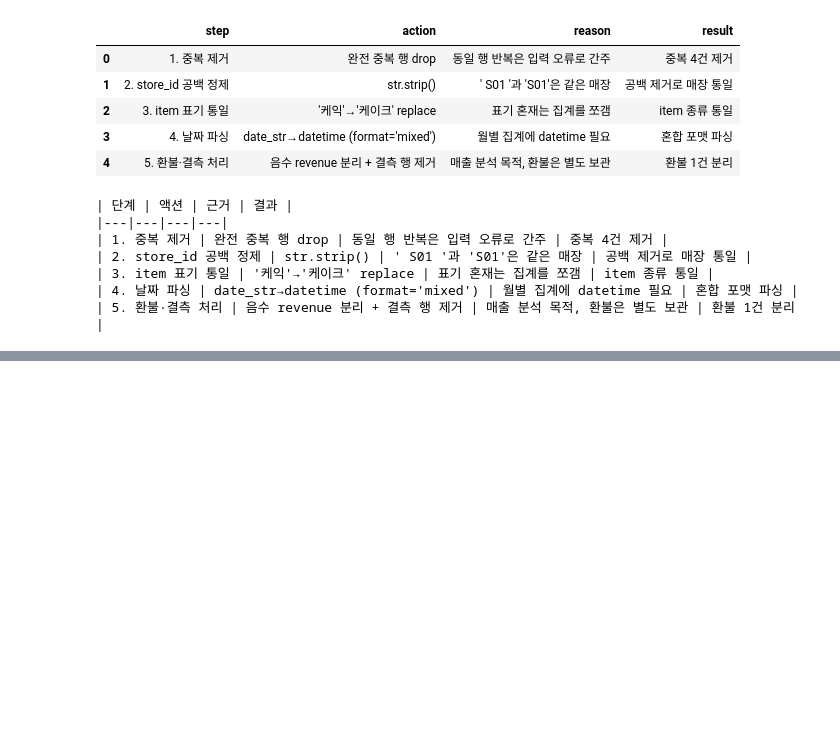
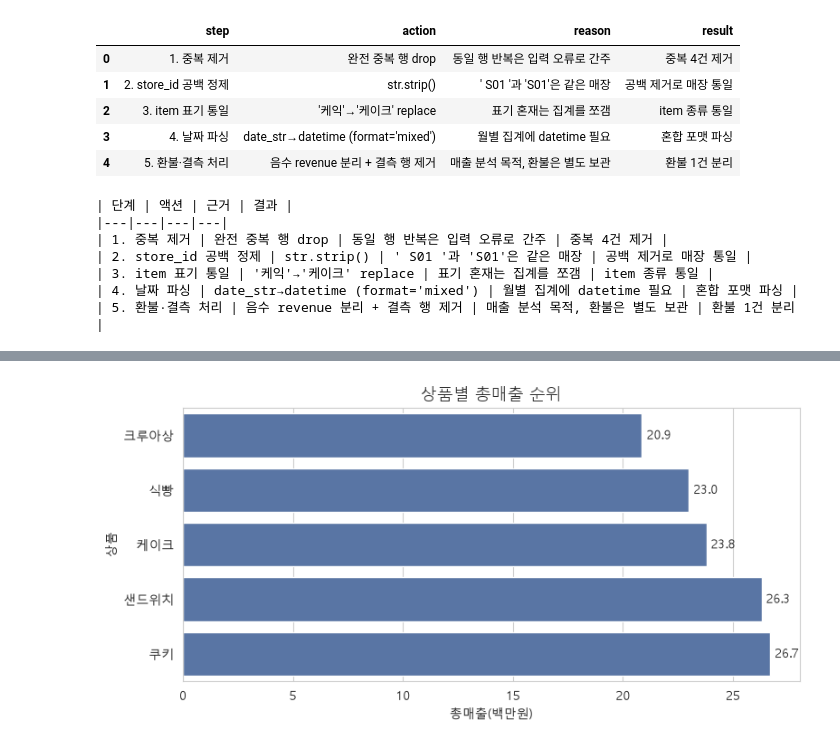
Before and after one commit to hansanghun0925-star/ai-data-bootcamp, a Jupyter notebook: D009/D009_capstone.ipynb, the cells around one changed output, grey strips where cells are left out. Cells and saved outputs as stored; diff of their text form; code cells hidden in the pictures; blank space fills up the shorter version.

```diff
--- a/D009/D009_capstone.ipynb
+++ b/D009/D009_capstone.ipynb
@@ -280,0 +329,21 @@ print(md_table)
+# %%
+# item_kpi가 이미 total_revenue 기준 정렬돼 있음 → 그대로 활용
+item_sorted = item_kpi["total_revenue"].sort_values()   # 가로막대는 오름차순이 보기 좋음
+
+fig, ax = plt.subplots(figsize=(8, 4))
+sns.barplot(
+    x=item_sorted.values / 1e6,
+    y=item_sorted.index,
+    color="#4C72B0",
+    ax=ax,
+)
+ax.set_title("상품별 총매출 순위", fontsize=13)
+ax.set_xlabel("총매출(백만원)"); ax.set_ylabel("상품")
+
+for i, v in enumerate(item_sorted.values / 1e6):
+    ax.text(v, i, f" {v:.1f}", va="center", fontsize=10)
+
+plt.tight_layout()
+plt.show()
+# %% [output]
+[figure, added]
```
Also changed, not shown: parts of 8 cells of this notebook, 2 other files.
